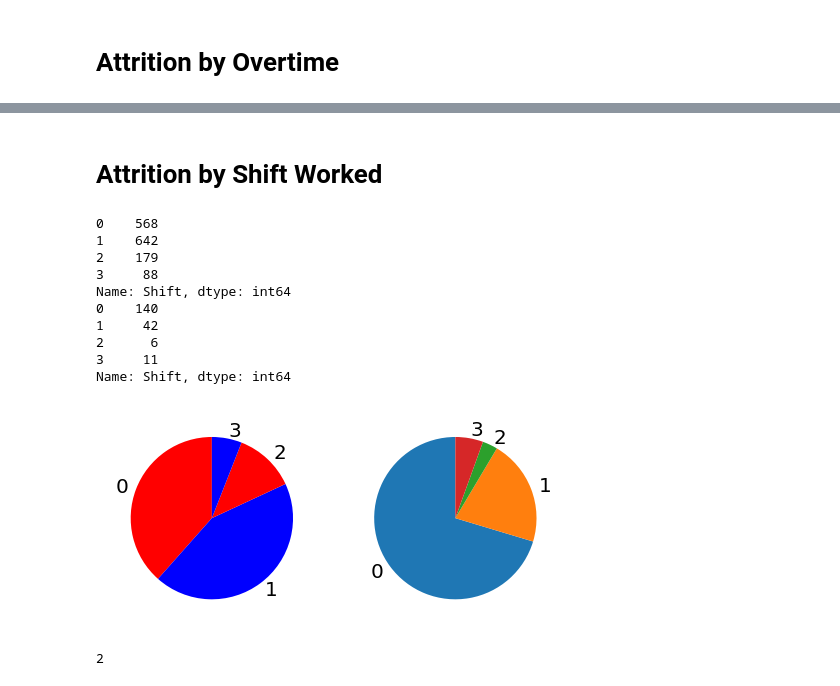
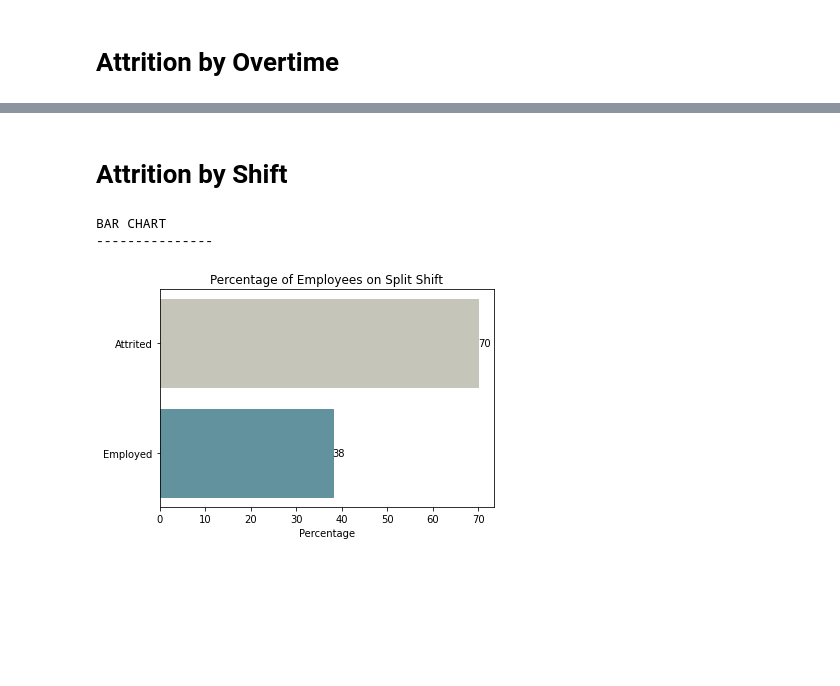
Before and after one commit to jamesPatmon/Healthcare_Attrition, a Jupyter notebook: main.ipynb, the cells around one changed output, grey strips where cells are left out. Drawn from its saved outputs; the diff is of its cells as text; code cells hidden in the pictures; blank space fills up the shorter version.

```diff
--- a/main.ipynb
+++ b/main.ipynb
@@ -224,22 +177,9 @@ TypeError: proportions_pval() missing 1 required positional argument: 'n2'
 # %% [markdown]
-# Attrition by Shift Worked
+# Attrition by Shift
 # %%
-colname = 'Shift'
-utils.pie_chart(empl_pop, attr_pop, colname)
+ colname = 'Shift'
+ utils.bar_chart_shift(empl_pop, attr_pop, colname)
 # %% [output]
-0    568
-1    642
-2    179
-3     88
-Name: Shift, dtype: int64
-0    140
-1     42
-2      6
-3     11
-Name: Shift, dtype: int64
+BAR CHART
+---------------
-[figure, old version]
+[figure, new version]
-# %%
-sr = pd.Series([1, 1, 1, 1, 2, 2, 3, 3, 3, 3])
-print(sr.value_counts()[2])
-# %% [output]
-2
```
Also changed, not shown: parts of 11 cells of this notebook, 1 other file.
